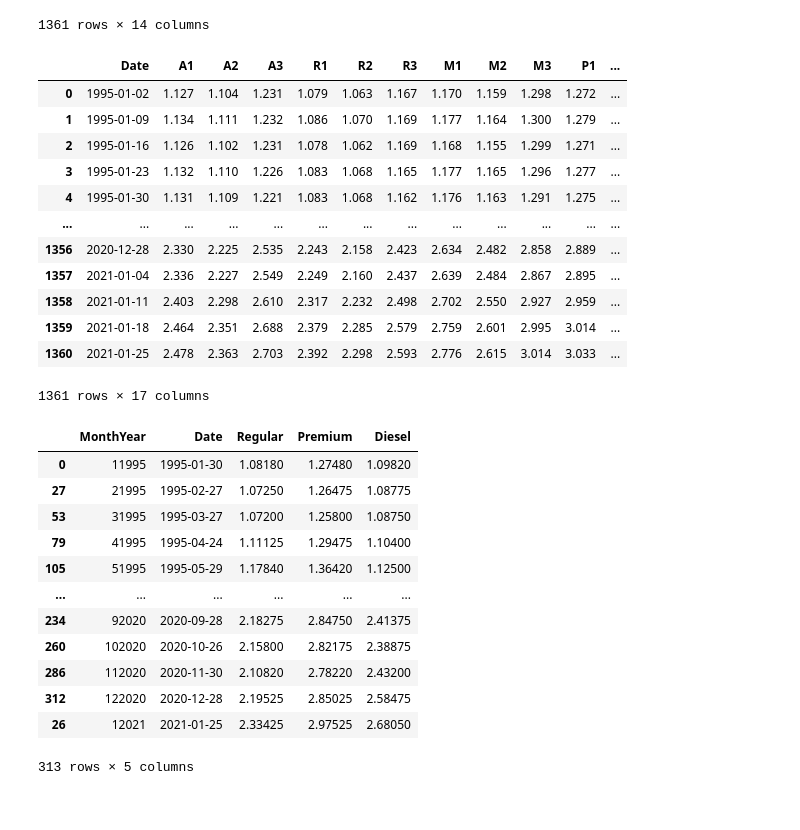
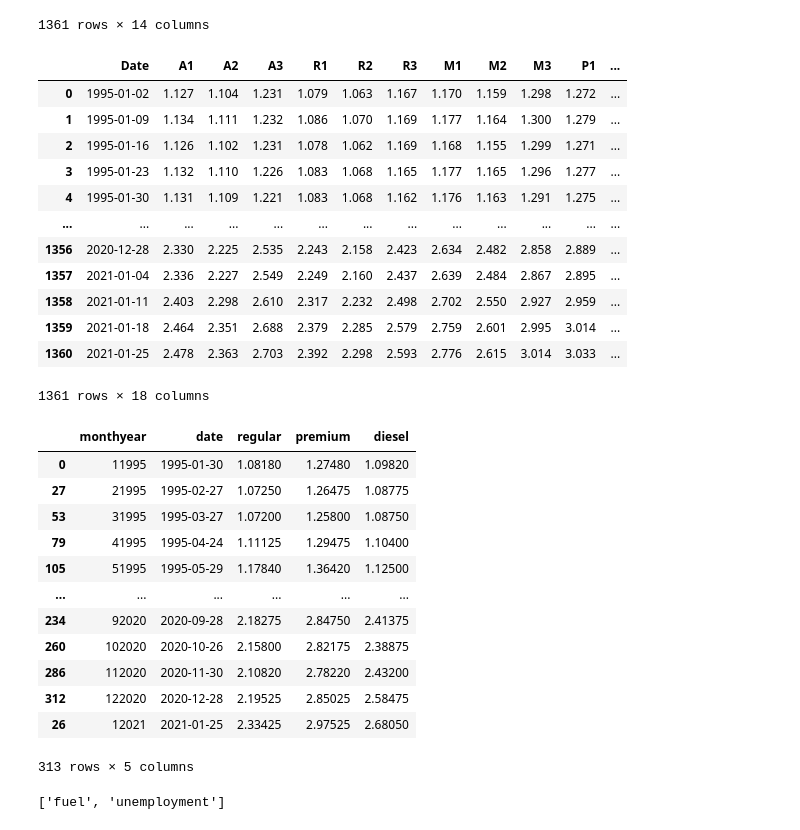
Before and after one commit to kaseynwilson/ETL-Project, a Jupyter notebook: Untitled.ipynb, the cells around one changed output. Drawn from its saved outputs; the diff is of its cells as text; code cells hidden in the pictures.

```diff
--- a/Untitled.ipynb
+++ b/Untitled.ipynb
@@ -62,7 +62,7 @@ fuel_df
 | 1360 | 01/25/2021 | 2.478 | 2.363 | 2.703 | 2.392 | 2.298 | 2.593 | 2.776 | 2.615 | 3.014 | 3.033 | ... |
 1361 rows × 14 columns
 # %%
-fuel_df['Date'] = pd.to_datetime(fuel_df['Date'])
+fuel_df['date'] = pd.to_datetime(fuel_df['Date'])
 fuel_df['Month'] = fuel_df['Date'].dt.month
 fuel_df['Year'] = fuel_df['Date'].dt.year
 fuel_df['MY'] = fuel_df['Month']*10000 + fuel_df['Year']
@@ -80,14 +80,14 @@ fuel_df
 | 1358 | 2021-01-11 | 2.403 | 2.298 | 2.610 | 2.317 | 2.232 | 2.498 | 2.702 | 2.550 | 2.927 | 2.959 | ... |
 | 1359 | 2021-01-18 | 2.464 | 2.351 | 2.688 | 2.379 | 2.285 | 2.579 | 2.759 | 2.601 | 2.995 | 3.014 | ... |
 | 1360 | 2021-01-25 | 2.478 | 2.363 | 2.703 | 2.392 | 2.298 | 2.593 | 2.776 | 2.615 | 3.014 | 3.033 | ... |
-1361 rows × 17 columns
+1361 rows × 18 columns
 # %%
-monthly_fuel_df = fuel_df.groupby('MY', as_index=False,).agg({"Date":"max",'R1':'mean', 'P1': 'mean', 'D1': 'mean'})
-monthly_fuel_df = monthly_fuel_df.rename(columns={"MY":"MonthYear", "R1":"Regular", "P1":"Premium", "D1":"Diesel"})
-monthly_fuel_df.sort_values('Date', inplace=True)
+monthly_fuel_df = fuel_df.groupby('MY', as_index=False,).agg({"date":"max",'R1':'mean', 'P1': 'mean', 'D1': 'mean'})
+monthly_fuel_df = monthly_fuel_df.rename(columns={"MY":"monthyear", "R1":"regular", "P1":"premium", "D1":"diesel"})
+monthly_fuel_df.sort_values('date', inplace=True)
 monthly_fuel_df
 # %% [output]
-|  | MonthYear | Date | Regular | Premium | Diesel |
+|  | monthyear | date | regular | premium | diesel |
 | 0 | 11995 | 1995-01-30 | 1.08180 | 1.27480 | 1.09820 |
 | 27 | 21995 | 1995-02-27 | 1.07250 | 1.26475 | 1.08775 |
 | 53 | 31995 | 1995-03-27 | 1.07200 | 1.25800 | 1.08750 |
@@ -102,0 +106,4 @@ monthly_fuel_df
+# %%
+engine.table_names()
+# %% [output]
+['fuel', 'unemployment']
```
Also changed, not shown: parts of 5 cells of this notebook.
